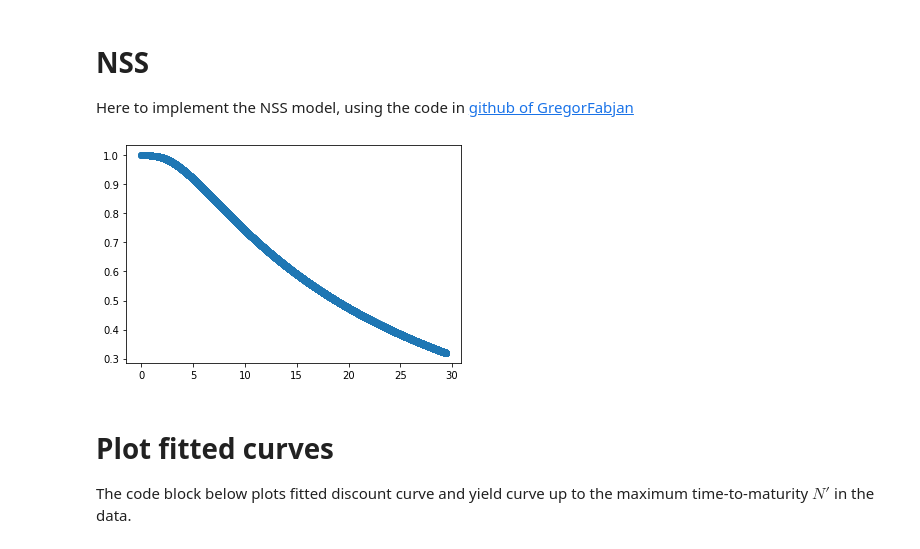
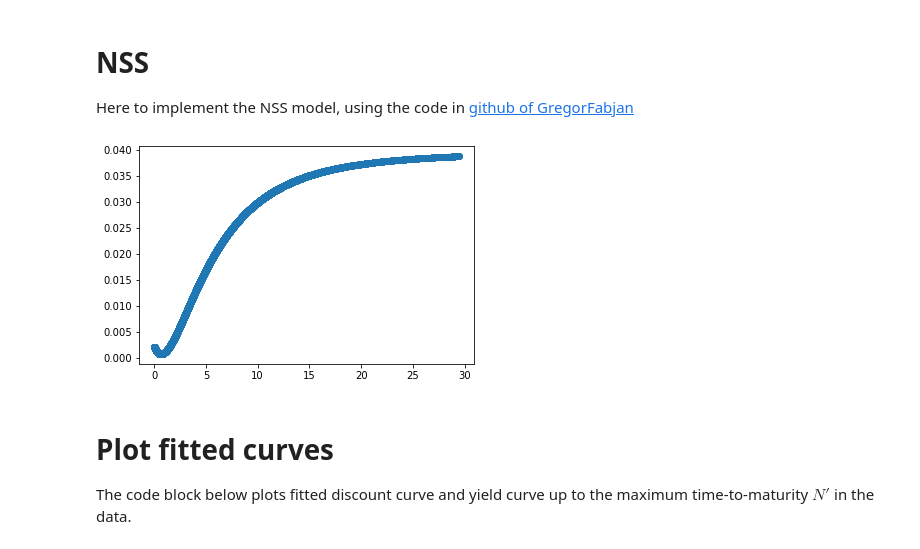
Before and after one commit to Lindi1907/Robust-Machine-Learning-for-Yield-Curve-Estimation, a Jupyter notebook: code&data/KR_example.ipynb, the cells around one changed output. Cells and saved outputs as stored; diff of their text form; code cells hidden in the pictures.

Commit message:
plot more

```diff
--- a/code&data/KR_example.ipynb
+++ b/code&data/KR_example.ipynb
@@ -218,34 +218,34 @@ Here to implement the NSS model, using the code in [github of GregorFabjan](http
 # %%
 import matplotlib.pyplot as plt
 import nelsonsiegelsvensson
 # e.g. with 2013, input time and corresponding yield to maturity
 TimeVec = dict_data["2013-12-31"]["ttm"]/365
 YieldVec = dict_data["2013-12-31"]["ytm"]
 beta0   = 0.1 # initial guess
 beta1   = 0.1 # initial guess
 beta2   = 0.1 # initial guess
 beta3   = 0.1 # initial guess
 lambda0 = 1 # initial guess
 lambda1 = 1 # initial guess
 
 date = example_dates[1]
 max_ttm = int(max(dict_data[date]['ttm']))
 # date needed for predict
 TimeResultVec = np.arange(1,1+max_ttm)/365
 # TimeResultVec = dict_data["2013-12-31"]["ttm"]/365 # Maturities for yields that we are interested in
 
 ## Implementation
 OptiParam = nelsonsiegelsvensson.NSSMinimize(beta0, beta1, beta2, beta3, lambda0, lambda1, TimeVec, YieldVec) # The Nelder-Mead simplex algorithem is used to find the parameters that result in a curve with the minimum residuals compared to the market data.
 
 # Print the yield curve with optimal parameter to compare with the data provided
 y = nelsonsiegelsvensson.NelsonSiegelSvansson(TimeResultVec, OptiParam[0], OptiParam[1], OptiParam[2], OptiParam[3], OptiParam[4], OptiParam[5])
 
 g_x = nelsonsiegelsvensson.convert_y_to_g(y, TimeResultVec)
-plt.scatter(TimeResultVec, g_x)
-
+# plt.scatter(TimeResultVec, g_x)
+plt.scatter(TimeResultVec, y)
 plt.show()
 # %% [output]
-[figure, old version]
+[figure, new version]
 # %% [markdown]
 # Plot fitted curves
 
```
Also changed, not shown: parts of 6 cells of this notebook.
